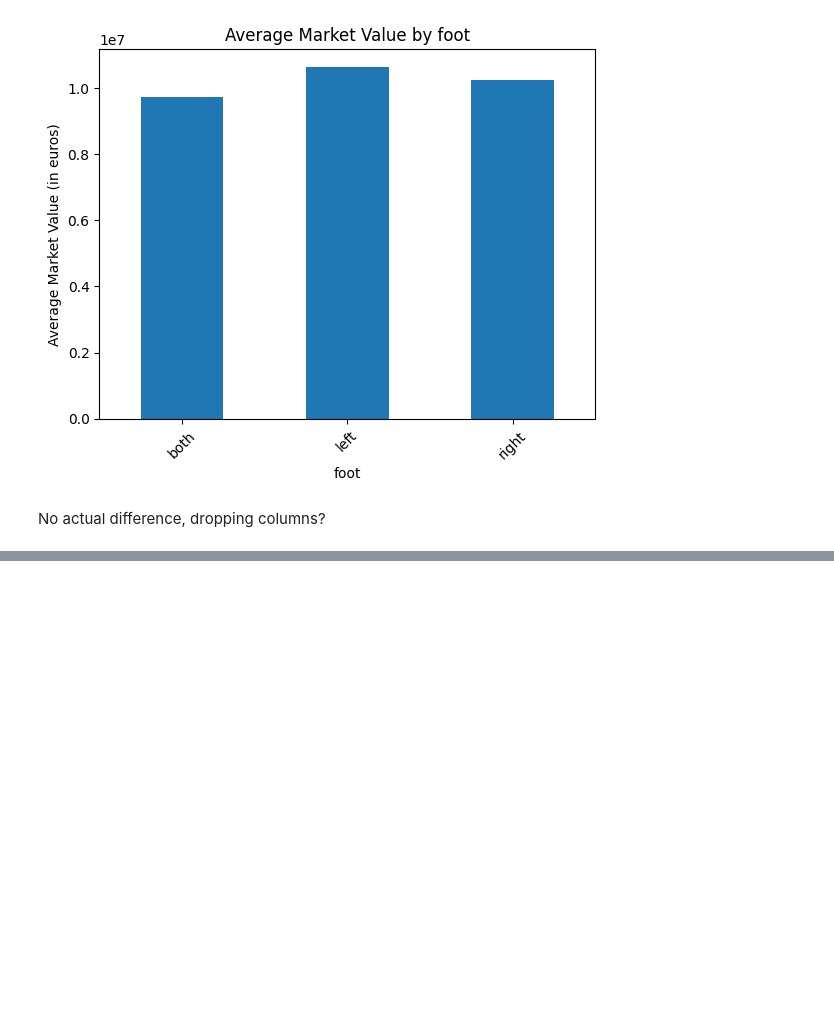
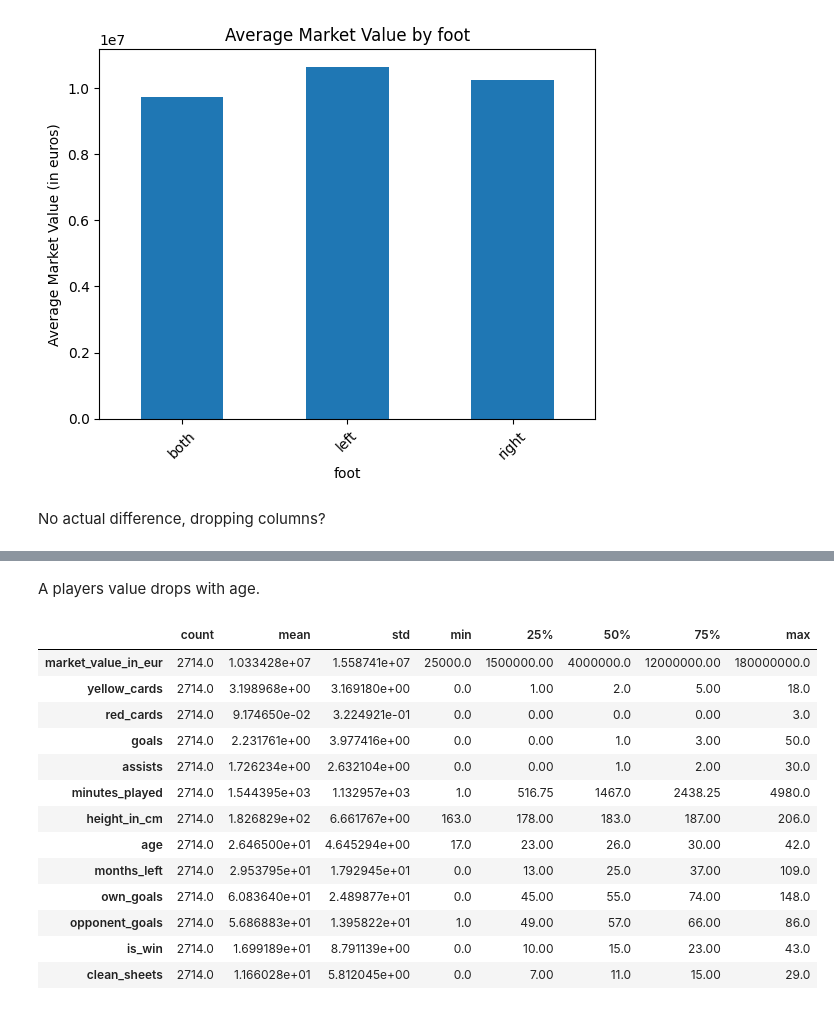
Before and after one commit to rogoran/transferValuationProject, a Jupyter notebook: dataset_analysis.ipynb, the cells around one changed output, grey strips where cells are left out. Drawn from its saved outputs; the diff is of its cells as text; code cells hidden in the pictures; blank space fills up the shorter version.

Commit message:
EDA and feature engineering done. Only thing left is to implement kaggle get request

```diff
--- a/dataset_analysis.ipynb
+++ b/dataset_analysis.ipynb
@@ -497,0 +571,21 @@ No actual difference, dropping columns?
+# %% [markdown]
+A players value drops with age.
+# %%
+df_numerical = df_features.drop(columns=['player_id', 'current_club_id', ])
+
+df_numerical.describe().T
+# %% [output]
+|  | count | mean | std | min | 25% | 50% | 75% | max |
+| market_value_in_eur | 2714.0 | 1.033428e+07 | 1.558741e+07 | 25000.0 | 1500000.00 | 4000000.0 | 12000000.00 | 180000000.0 |
+| yellow_cards | 2714.0 | 3.198968e+00 | 3.169180e+00 | 0.0 | 1.00 | 2.0 | 5.00 | 18.0 |
+| red_cards | 2714.0 | 9.174650e-02 | 3.224921e-01 | 0.0 | 0.00 | 0.0 | 0.00 | 3.0 |
+| goals | 2714.0 | 2.231761e+00 | 3.977416e+00 | 0.0 | 0.00 | 1.0 | 3.00 | 50.0 |
+| assists | 2714.0 | 1.726234e+00 | 2.632104e+00 | 0.0 | 0.00 | 1.0 | 2.00 | 30.0 |
+| minutes_played | 2714.0 | 1.544395e+03 | 1.132957e+03 | 1.0 | 516.75 | 1467.0 | 2438.25 | 4980.0 |
+| height_in_cm | 2714.0 | 1.826829e+02 | 6.661767e+00 | 163.0 | 178.00 | 183.0 | 187.00 | 206.0 |
+| age | 2714.0 | 2.646500e+01 | 4.645294e+00 | 17.0 | 23.00 | 26.0 | 30.00 | 42.0 |
+| months_left | 2714.0 | 2.953795e+01 | 1.792945e+01 | 0.0 | 13.00 | 25.0 | 37.00 | 109.0 |
+| own_goals | 2714.0 | 6.083640e+01 | 2.489877e+01 | 0.0 | 45.00 | 55.0 | 74.00 | 148.0 |
+| opponent_goals | 2714.0 | 5.686883e+01 | 1.395822e+01 | 1.0 | 49.00 | 57.0 | 66.00 | 86.0 |
+| is_win | 2714.0 | 1.699189e+01 | 8.791139e+00 | 0.0 | 10.00 | 15.0 | 23.00 | 43.0 |
+| clean_sheets | 2714.0 | 1.166028e+01 | 5.812045e+00 | 0.0 | 7.00 | 11.0 | 15.00 | 29.0 |
```
Also changed, not shown: parts of 23 cells of this notebook.
